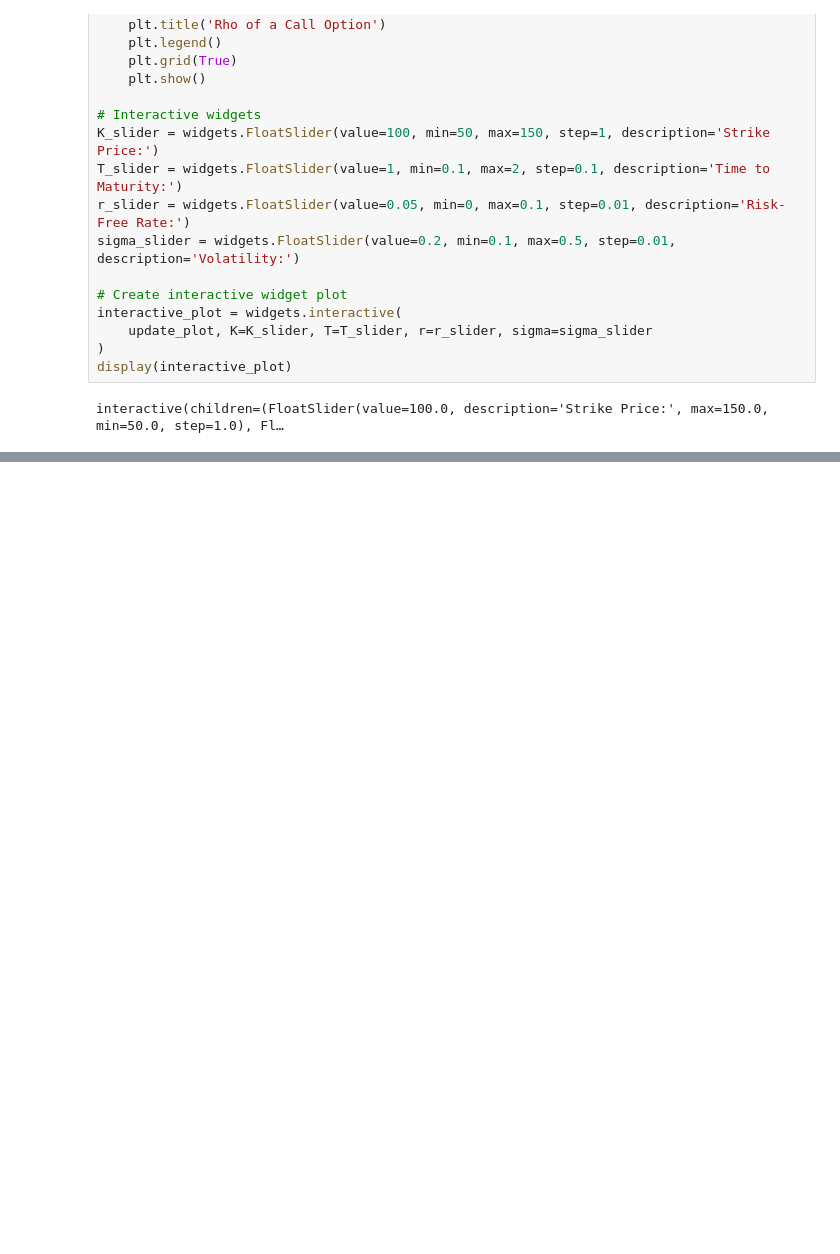
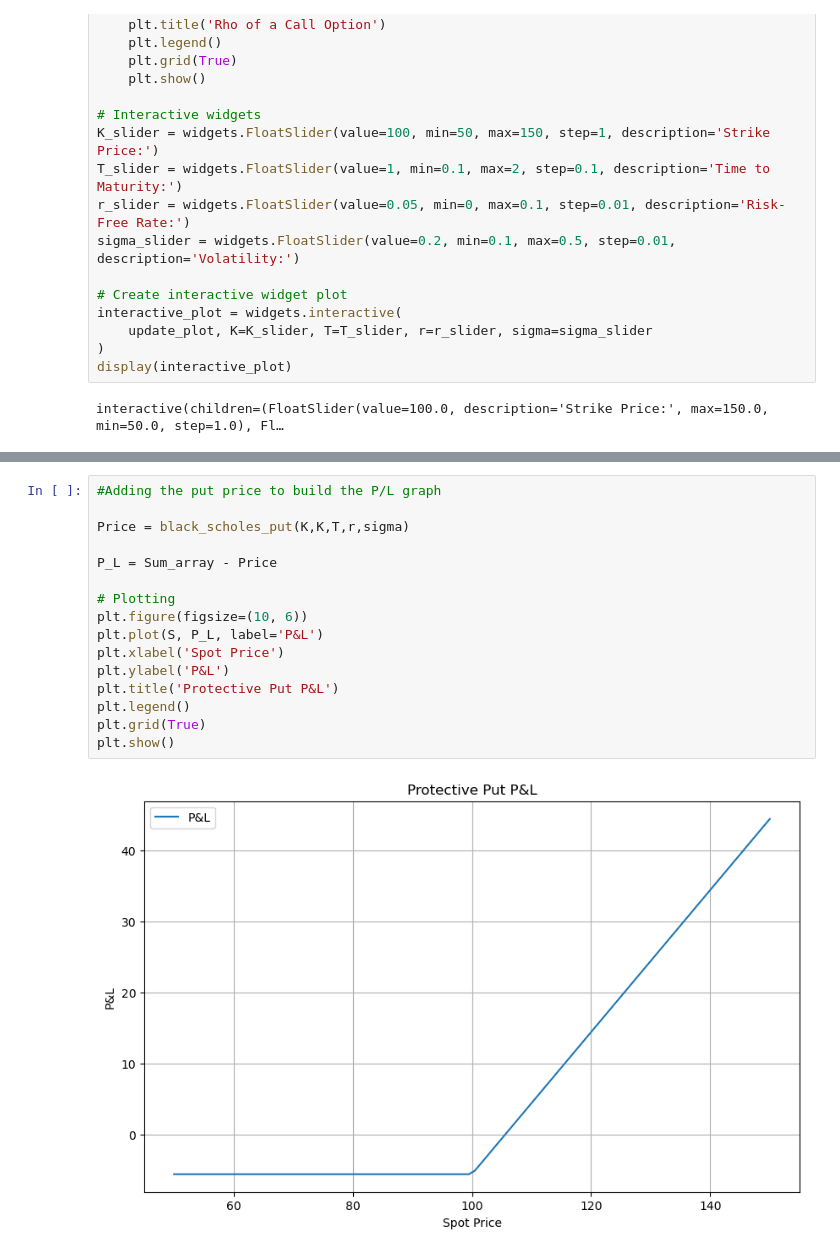
Before and after one commit to Paul-centrale/Financial-tool, a Jupyter notebook: Jupyter notebook/Moving variables for BS and greeks.ipynb, the cells around one changed output, grey strips where cells are left out. Saved outputs shown, nothing was run; the diff lists cells and outputs as text; blank space fills up the shorter version.

```diff
--- a/Jupyter notebook/Moving variables for BS and greeks.ipynb
+++ b/Jupyter notebook/Moving variables for BS and greeks.ipynb
@@ -250,0 +281,18 @@ interactive(children=(FloatSlider(value=100.0, description='Strike Price:', max=
+# %%
+#Adding the put price to build the P/L graph
+
+Price = black_scholes_put(K,K,T,r,sigma)
+
+P_L = Sum_array - Price
+
+# Plotting
+plt.figure(figsize=(10, 6))
+plt.plot(S, P_L, label='P&L')
+plt.xlabel('Spot Price')
+plt.ylabel('P&L')
+plt.title('Protective Put P&L')
+plt.legend()
+plt.grid(True)
+plt.show()
+# %% [output]
+[figure, added]
```
Also changed, not shown: parts of 3 cells of this notebook, 1 other file.
